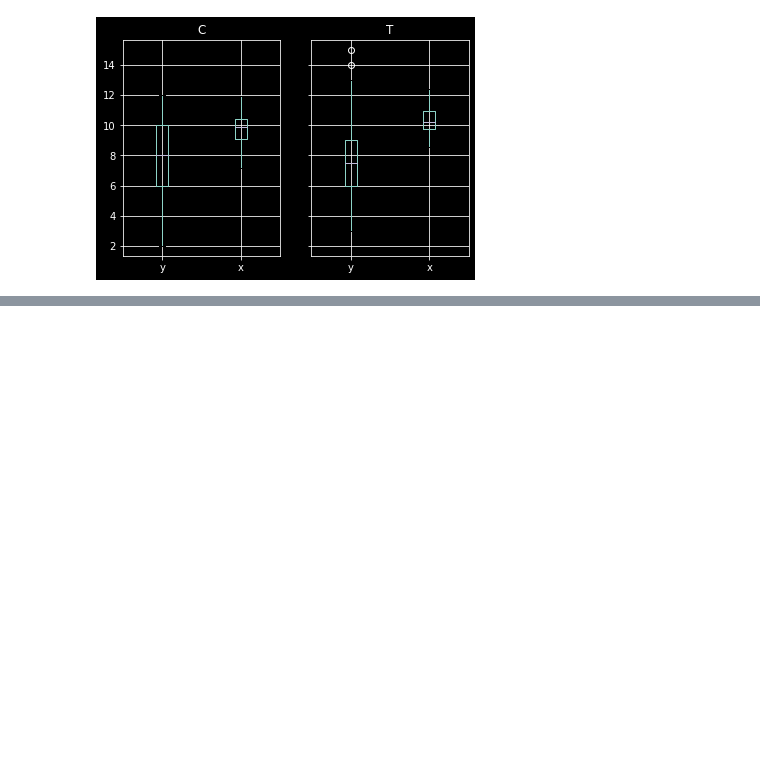
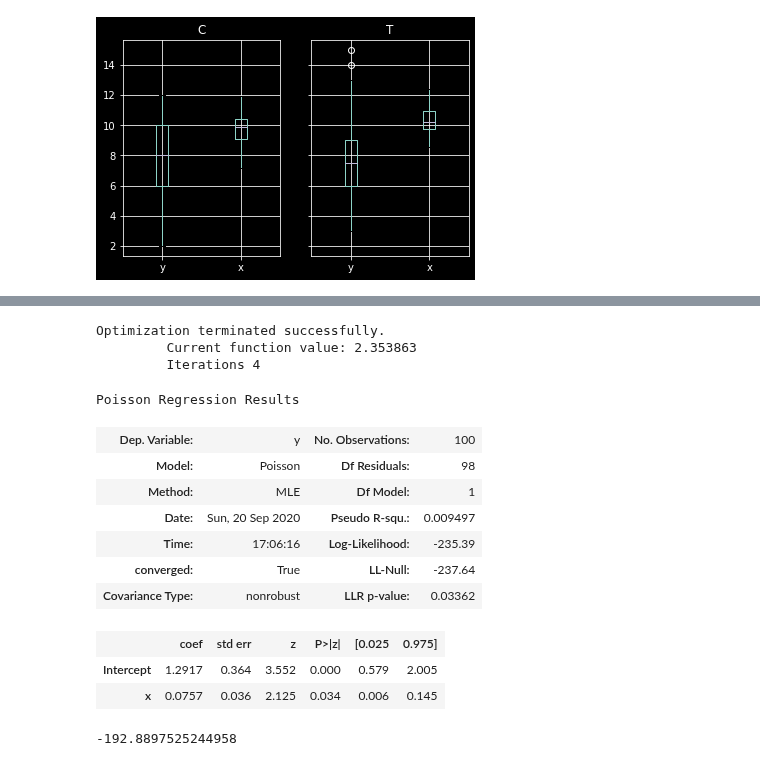
Before and after one commit to kazuogawa/green-book, a Jupyter notebook: chapter3/data3a_describe.ipynb, the cells around one changed output, grey strips where cells are left out. Saved outputs shown, nothing was run; the diff lists cells and outputs as text; code cells hidden in the pictures; blank space fills up the shorter version.

```diff
--- a/chapter3/data3a_describe.ipynb
+++ b/chapter3/data3a_describe.ipynb
@@ -62,0 +76,30 @@ dtype: object
+# %%
+# https://engineeeer.com/statistical-modeling-greenbook-3b/
+# interceptは切片B1, 説明変数xの係数は傾きB2に対応
+# 最尤推定値はB1=1.29, B2=0.0757
+# std.errorは標準誤差
+# zはWald統計量と呼ばれ、最尤推定値/標準誤差。wald信頼区間と言うものが構成でき、推定値がゼロから十分に離れているかの目安らしい
+fit_x = smf.poisson('y ~ x', data=df).fit()
+fit_x.summary()
+# %% [output]
+Optimization terminated successfully.
+         Current function value: 2.353863
+         Iterations 4
+Poisson Regression Results
+| Dep. Variable: | y | No. Observations: | 100 |
+| Model: | Poisson | Df Residuals: | 98 |
+| Method: | MLE | Df Model: | 1 |
+| Date: | Sun, 20 Sep 2020 | Pseudo R-squ.: | 0.009497 |
+| Time: | 17:06:16 | Log-Likelihood: | -235.39 |
+| converged: | True | LL-Null: | -237.64 |
+| Covariance Type: | nonrobust | LLR p-value: | 0.03362 |
+|  | coef | std err | z | P>|z| | [0.025 | 0.975] |
+| Intercept | 1.2917 | 0.364 | 3.552 | 0.000 | 0.579 | 2.005 |
+| x | 0.0757 | 0.036 | 2.125 | 0.034 | 0.006 | 0.145 |
+# %%
+# https://tnoda-journal.tumblr.com/page/3
+# 最大対数尤度を求める
+# これで合っているのか？あやしい
+sum(poisson.logpmf(df.y, df.y))
+# %% [output]
+-192.8897525244958
```
Also changed, not shown: parts of 4 cells of this notebook, 1 other file.
